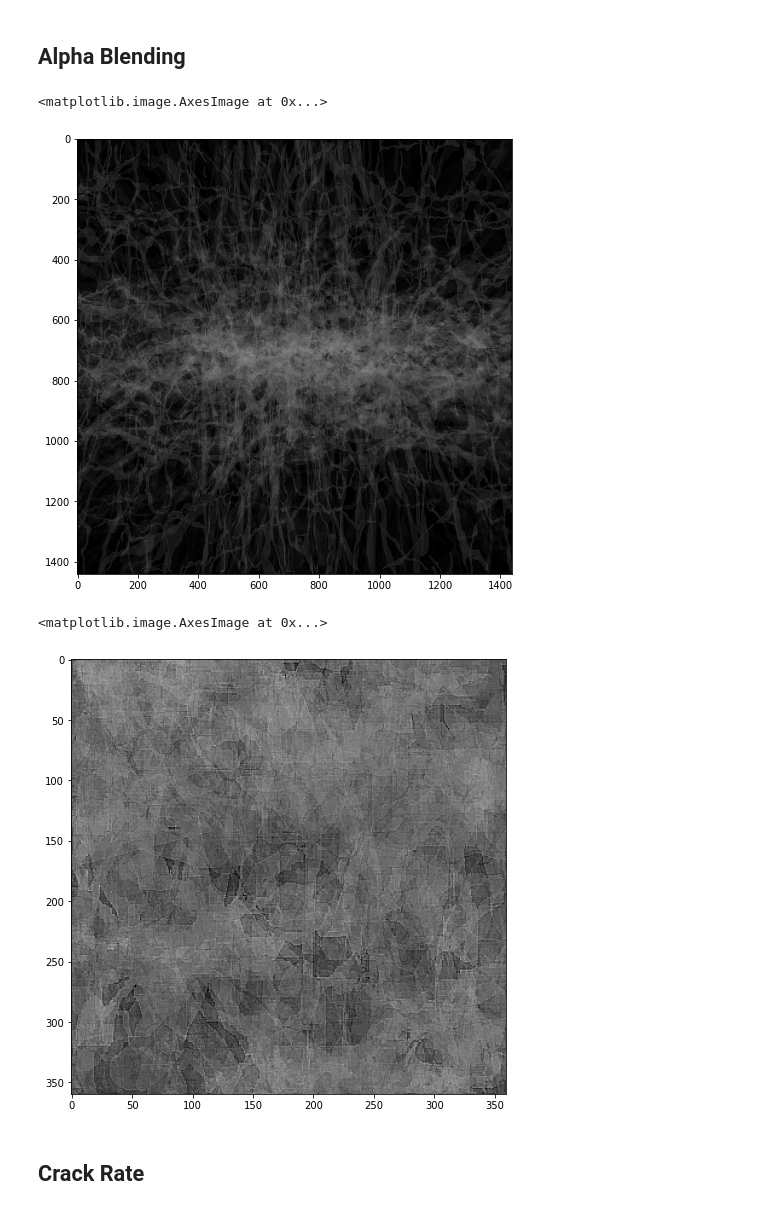
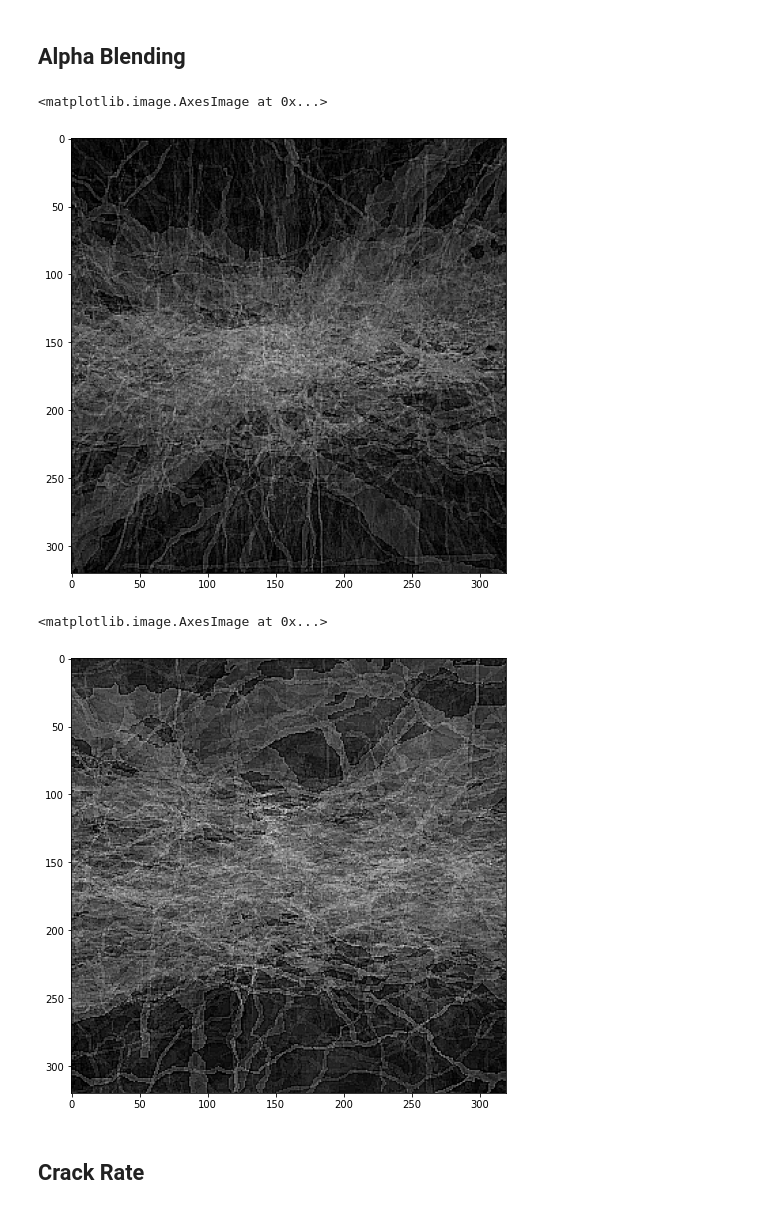
Before and after one commit to SejinHan25/crack_segmentation, a Jupyter notebook: EDA.ipynb, the cells around one changed output. Drawn from its saved outputs; the diff is of its cells as text; code cells hidden in the pictures.

```diff
--- a/EDA.ipynb
+++ b/EDA.ipynb
@@ -89,3 +61,29 @@ for i in range(len(df_origin)):
+# %%
+# Load datas
+
+class SegmentationDataset(torch.utils.data.Dataset):
+    def __init__(self, df, transform=None):
+        self.df = df.reset_index(drop=True)
+        self.transform = transform
+
+    def __len__(self):
+        return len(self.df)
+
+    def __getitem__(self, index):
+        image_path = self.df.iloc[index].images
+        mask_path = self.df.iloc[index].masks
+
+        image = cv2.imread(image_path)
+        mask = cv2.imread(mask_path, 0) // 255
+
+        if self.transform:
+            transformed = self.transform(image=image, mask=mask)
+            image = transformed['image']
+            mask = transformed['mask']
+
+        return image, mask
+# %%
+ds = SegmentationDataset(df_origin, transform=transform)
 # %%
 @interact(index=(0, len(df_origin)-1))
 def show_images(index=0):
@@ -108,14 +106,14 @@ interactive(children=(IntSlider(value=0, description='index', max=199), Output()
 # 원본 이미지
 
 dst = cv2.imread(df_origin.iloc[0].masks)
-dst = cv2.resize(dst,(1440, 1440))
+dst = cv2.resize(dst,(320, 320))
 
 for i in range(0, len(df_origin)):
     if i == 0:
         pass
     else:
         img = cv2.imread(df_origin.iloc[i].masks)
-        img = cv2.resize(img, (1440,1440))
+        img = cv2.resize(img, (320,320))
         alpha = 1.0/(i+1)
         beta = 1.0 - alpha
         dst = cv2.addWeighted(img, alpha, dst, beta, 0)
@@ -126,29 +124,27 @@ plt.figure(figsize=(8,8))
 plt.imshow(im)
 # %% [output]
 <matplotlib.image.AxesImage at 0x...>
-[figure, old version]
+[figure, new version]
 # %%
 # cropped 이미지
 
-dst = cv2.imread(df_crop.iloc[0].masks)
-dst = cv2.resize(dst,(360, 360))
+dst = ds[0][1] * 255
 
-for i in range(0, len(df_crop)):
+for i in range(0, len(df_origin)):
     if i == 0:
         pass
     else:
-        img = cv2.imread(df_crop.iloc[i].masks)
-        img = cv2.resize(img, (360,360))
+        img = ds[i][1] * 255
         alpha = 1.0/(i+1)
         beta = 1.0 - alpha
         dst = cv2.addWeighted(img, alpha, dst, beta, 0)
         kernel = np.array([[-1,-1,-1], [-1,10,-1], [-1,-1,-1]])
-        im = cv2.filter2D(dst, -1, kernel)
+        new_im = cv2.filter2D(dst, -1, kernel)
 plt.figure(figsize=(8,8))
-plt.imshow(im)
+plt.imshow(new_im, cmap='gray')
 # %% [output]
 <matplotlib.image.AxesImage at 0x...>
-[figure, old version]
+[figure, new version]
 # %% [markdown]
 ## Crack Rate
 # %%
```
Also changed, not shown: parts of 16 cells of this notebook.
